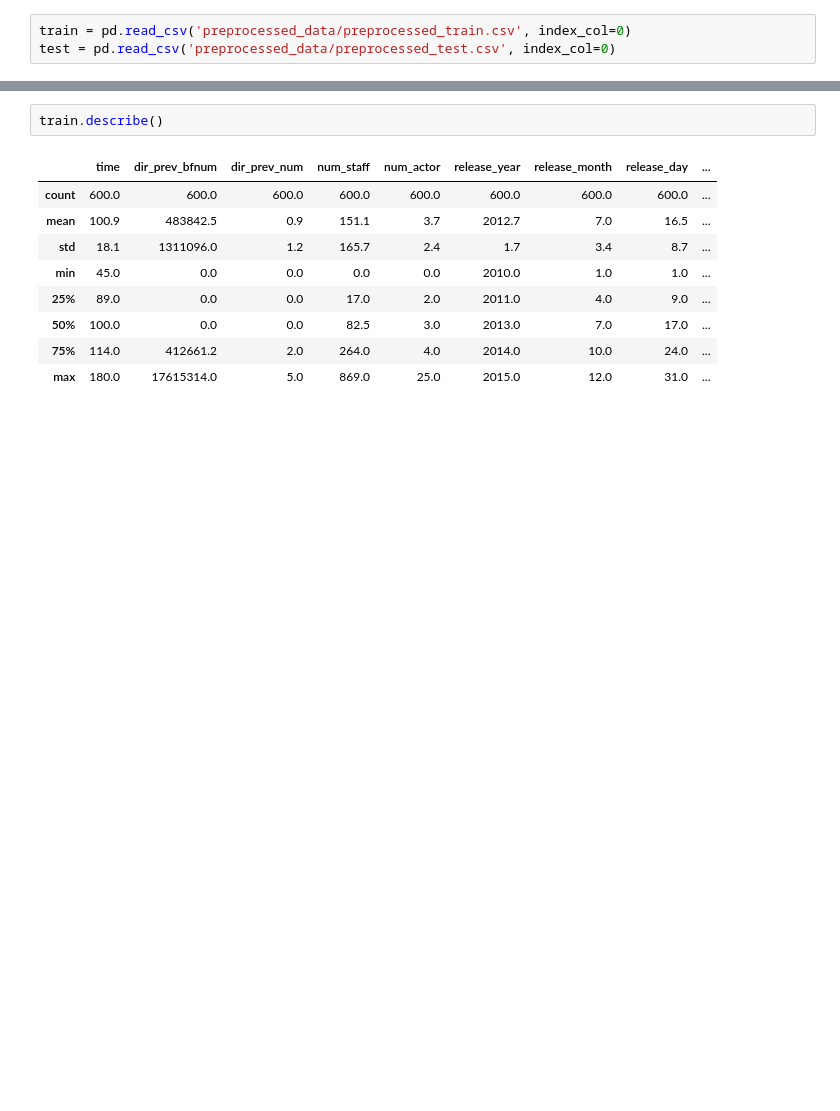
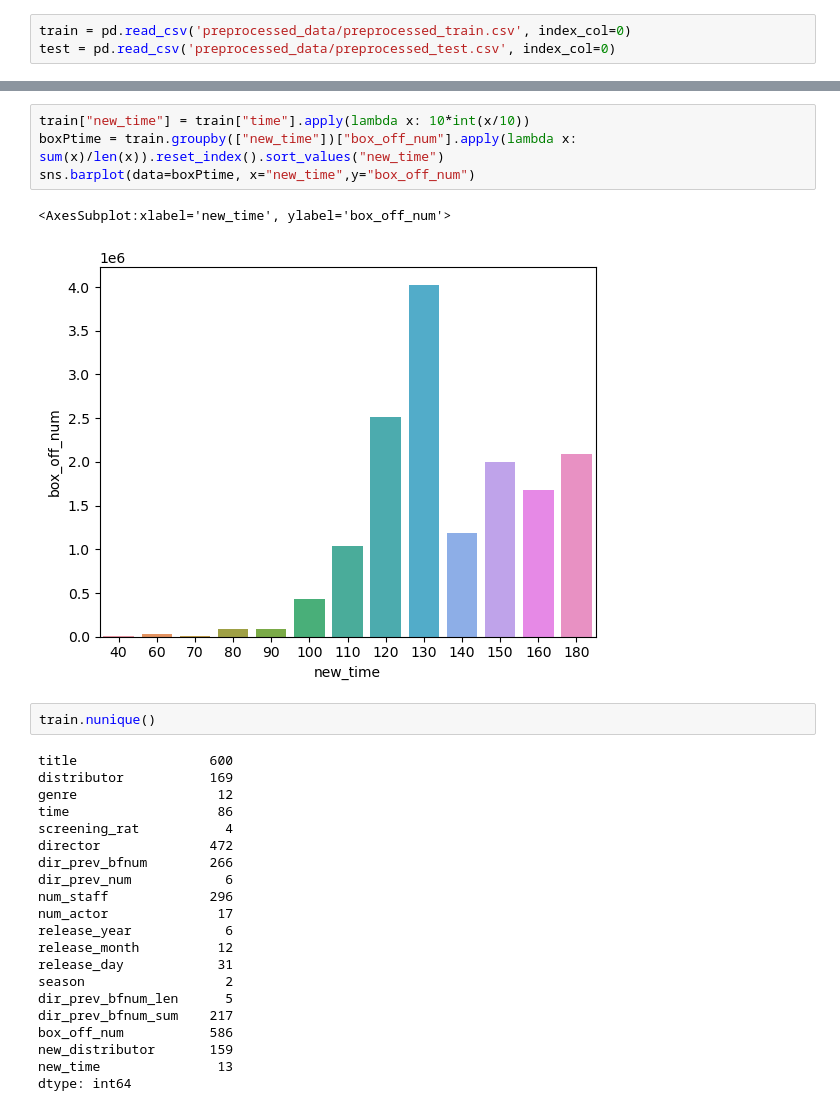
Before and after one commit to thkyang324/dacon_movies, a Jupyter notebook: data/EDA.ipynb, the cells around one changed output, grey strips where cells are left out. Drawn from its saved outputs; the diff is of its cells as text; blank space fills up the shorter version.

```diff
--- a/data/EDA.ipynb
+++ b/data/EDA.ipynb
@@ -26,12 +83,30 @@ train
+# %%
+train["new_time"] = train["time"].apply(lambda x: 10*int(x/10))
+boxPtime = train.groupby(["new_time"])["box_off_num"].apply(lambda x: sum(x)/len(x)).reset_index().sort_values("new_time")
+sns.barplot(data=boxPtime, x="new_time",y="box_off_num")
+# %% [output]
+<AxesSubplot:xlabel='new_time', ylabel='box_off_num'>
+[figure, added]
 # %%
-train.describe()
+train.nunique()
 # %% [output]
-|  | time | dir_prev_bfnum | dir_prev_num | num_staff | num_actor | release_year | release_month | release_day | ... |
-| count | 600.0 | 600.0 | 600.0 | 600.0 | 600.0 | 600.0 | 600.0 | 600.0 | ... |
-| mean | 100.9 | 483842.5 | 0.9 | 151.1 | 3.7 | 2012.7 | 7.0 | 16.5 | ... |
-| std | 18.1 | 1311096.0 | 1.2 | 165.7 | 2.4 | 1.7 | 3.4 | 8.7 | ... |
-| min | 45.0 | 0.0 | 0.0 | 0.0 | 0.0 | 2010.0 | 1.0 | 1.0 | ... |
-| 25% | 89.0 | 0.0 | 0.0 | 17.0 | 2.0 | 2011.0 | 4.0 | 9.0 | ... |
-| 50% | 100.0 | 0.0 | 0.0 | 82.5 | 3.0 | 2013.0 | 7.0 | 17.0 | ... |
-| 75% | 114.0 | 412661.2 | 2.0 | 264.0 | 4.0 | 2014.0 | 10.0 | 24.0 | ... |
-| max | 180.0 | 17615314.0 | 5.0 | 869.0 | 25.0 | 2015.0 | 12.0 | 31.0 | ... |
+title                 600
+distributor           169
+genre                  12
+time                   86
+screening_rat           4
+director              472
+dir_prev_bfnum        266
+dir_prev_num            6
+num_staff             296
+num_actor              17
+release_year            6
+release_month          12
+release_day            31
+season                  2
+dir_prev_bfnum_len      5
+dir_prev_bfnum_sum    217
+box_off_num           586
+new_distributor       159
+new_time               13
+dtype: int64
```
Also changed, not shown: parts of 10 cells of this notebook, 4 other files.
